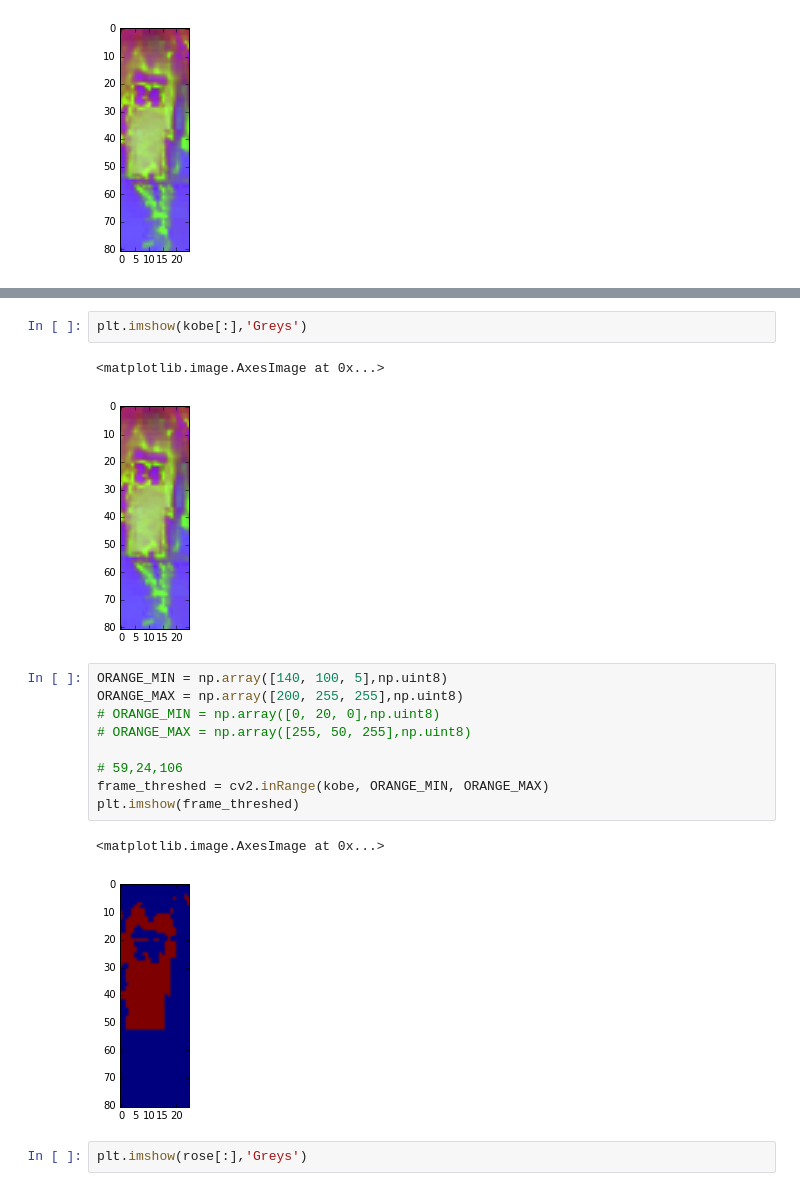
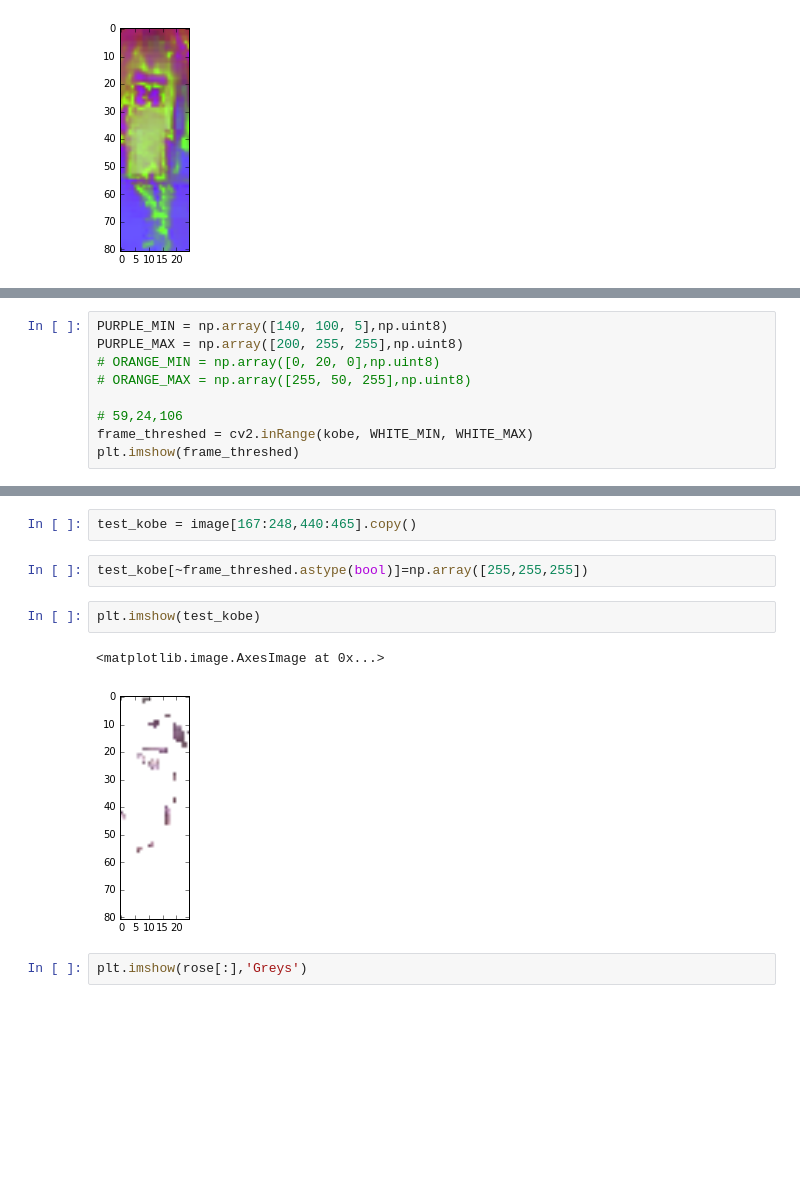
Before and after one commit to NlIceD/player_tracker, a Jupyter notebook: player_tracker_hog.ipynb, the cells around one changed output, grey strips where cells are left out. Drawn from its saved outputs; the diff is of its cells as text; blank space fills up the shorter version.

```diff
--- a/player_tracker_hog.ipynb
+++ b/player_tracker_hog.ipynb
@@ -61,0 +67,9 @@ plt.imshow(kobe)
+# %%
+PURPLE_MIN = np.array([140, 100, 5],np.uint8)
+PURPLE_MAX = np.array([200, 255, 255],np.uint8)
+# ORANGE_MIN = np.array([0, 20, 0],np.uint8)
+# ORANGE_MAX = np.array([255, 50, 255],np.uint8)
+
+# 59,24,106
+frame_threshed = cv2.inRange(kobe, WHITE_MIN, WHITE_MAX)
+plt.imshow(frame_threshed)
@@ -62,20 +79,12 @@ plt.imshow(kobe)
+# %%
+test_kobe = image[167:248,440:465].copy()
+# %%
+test_kobe[~frame_threshed.astype(bool)]=np.array([255,255,255])
 # %%
-plt.imshow(kobe[:],'Greys')
+plt.imshow(test_kobe)
 # %% [output]
 <matplotlib.image.AxesImage at 0x...>
-[figure, old version]
+[figure, new version]
-# %%
-ORANGE_MIN = np.array([140, 100, 5],np.uint8)
-ORANGE_MAX = np.array([200, 255, 255],np.uint8)
-# ORANGE_MIN = np.array([0, 20, 0],np.uint8)
-# ORANGE_MAX = np.array([255, 50, 255],np.uint8)
-
-# 59,24,106
-frame_threshed = cv2.inRange(kobe, ORANGE_MIN, ORANGE_MAX)
-plt.imshow(frame_threshed)
-# %% [output]
-<matplotlib.image.AxesImage at 0x...>
-[figure, removed]
 # %%
 plt.imshow(rose[:],'Greys')
 # %% [output]
```
Also changed, not shown: parts of 14 cells of this notebook, 8 other files.
